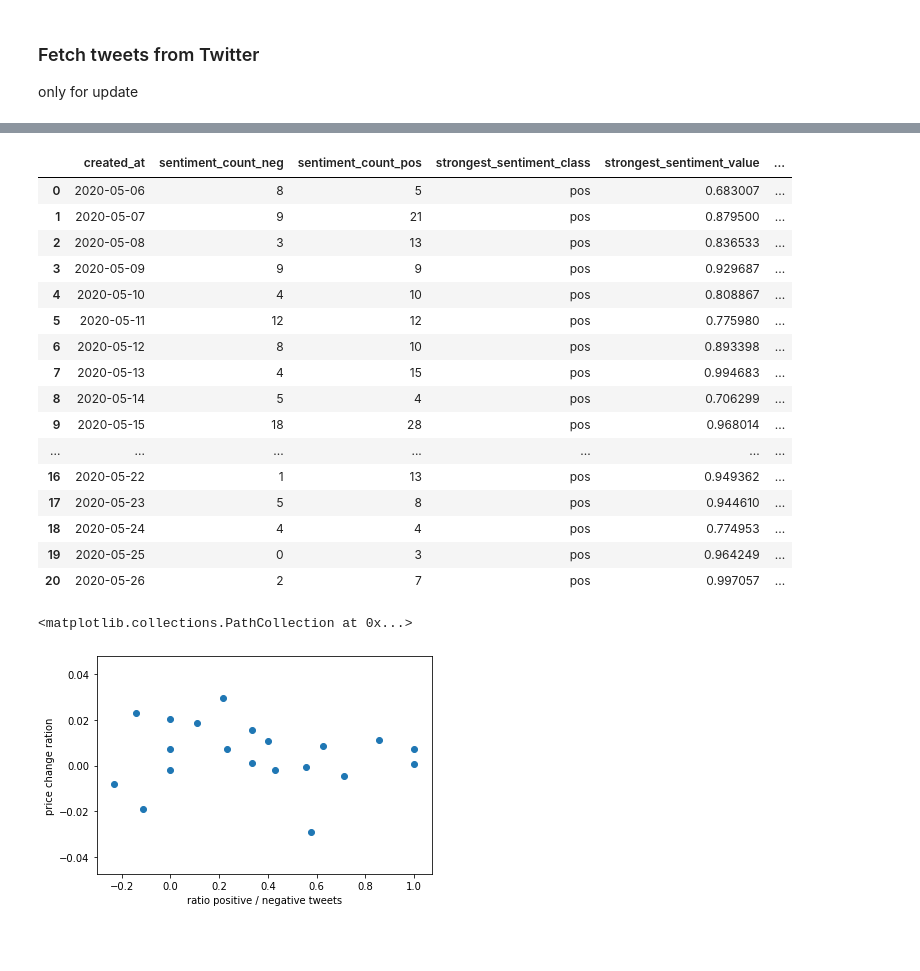
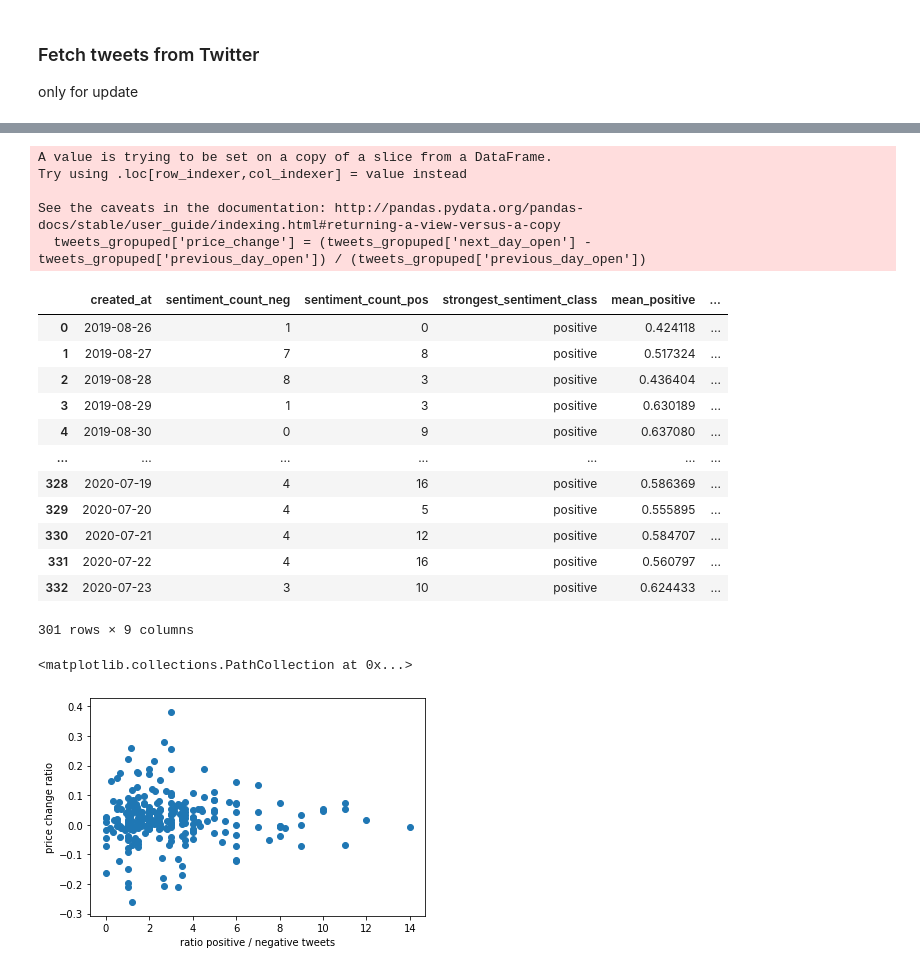
Before and after one commit to tbilaszewski/master-thesis, a Jupyter notebook: main.ipynb, the cells around one changed output, grey strips where cells are left out. Saved outputs shown, nothing was run; the diff lists cells and outputs as text; code cells hidden in the pictures; blank space fills up the shorter version.

Commit message:
trained classifier, loaded data

```diff
--- a/main.ipynb
+++ b/main.ipynb
@@ -47,5 +75,0 @@ ValueError: analyzer must be an instance of BaseSentimentAnalyzer
-# %%
-tweets['sentiment_percentage'] = tweets['sentiment'].apply(lambda x: x[1])
-tweets['sentiment_classfication'] = tweets['sentiment'].apply(lambda x: x[0])
-tweets = pd.get_dummies(tweets, columns=['sentiment_classfication'])
-tweets
@@ -65,0 +76,6 @@ tweets
+# %%
+tweets['sentiment_classfication'] = cl.predict(tweets['tweet_processed'])
+tweets['sentiment_probability_neg'] = list(map(lambda el: el[0], cl.predict_proba(tweets['tweet_processed'])))
+tweets['sentiment_probability_pos'] = list(map(lambda el: el[1], cl.predict_proba(tweets['tweet_processed'])))
+
+tweets
@@ -92,11 +139,13 @@ from functools import reduce
 tweets_groupper= tweets.groupby(pd.Grouper(key='created_at', freq='1D'))
 
 tweets_gropuped = pd.DataFrame()
-tweets_gropuped['sentiment_count_neg'] = tweets_groupper['sentiment_classfication_neg'].apply(lambda val: (reduce((lambda x, y: x + y),val.tolist() if len(val.tolist()) else [0])))
-tweets_gropuped['sentiment_count_pos'] = tweets_groupper['sentiment_classfication_pos'].apply(lambda val: (reduce((lambda x, y: x + y),val.tolist() if len(val.tolist()) else [0])))
-tweets_gropuped['strongest_sentiment_class'] = tweets_groupper['sentiment'].max().map(lambda sentiment: sentiment[0] if isinstance(sentiment, list) and not math.isnan(sentiment[1]) else 'none')
-tweets_gropuped['strongest_sentiment_value'] = tweets_groupper['sentiment'].max().map(lambda sentiment: sentiment[1] if isinstance(sentiment, list) and not math.isnan(sentiment[1]) else 0)
+tweets_gropuped['sentiment_count_neg'] = tweets_groupper['sentiment_classfication_negative'].sum()
+tweets_gropuped['sentiment_count_pos'] = tweets_groupper['sentiment_classfication_positive'].sum()
+tweets_gropuped['strongest_sentiment_class'] = tweets_gropuped['sentiment_count_pos'].subtract(tweets_gropuped['sentiment_count_neg']).map(lambda val: 'positive' if val >= 0 else 'nagative')
+# tweets_gropuped['strongest_sentiment_value'] = tweets_groupper['sentiment_probability'].max().map(lambda sentiment: sentiment[1] if isinstance(sentiment, list) and not math.isnan(sentiment[1]) else 0)
+tweets_gropuped['mean_positive'] = tweets_groupper['sentiment_probability_pos'].sum() / tweets_groupper['sentiment_classfication_positive'].count()
 
-tweets_gropuped['ratio_pos/neg'] = (tweets_gropuped['sentiment_count_pos'] - tweets_gropuped['sentiment_count_neg']) / (tweets_gropuped['sentiment_count_pos'] + tweets_gropuped['sentiment_count_neg'] )
+tweets_gropuped['ratio_pos/neg'] = tweets_gropuped['sentiment_count_pos'] / tweets_gropuped['sentiment_count_neg']
+# tweets_gropuped = tweets_gropuped.dropna()
 tweets_gropuped
 # %% [output]
@@ -187,32 +229,33 @@ tweets_gropuped
 # %%
 tweets_gropuped = tweets_gropuped.dropna()
 # %%
-tweets_gropuped['price_change'] = (tweets_gropuped['next_day_open'] - tweets_gropuped['previous_day_open']) / (tweets_gropuped['next_day_open'] + tweets_gropuped['previous_day_open'])
+tweets_gropuped['price_change'] = (tweets_gropuped['next_day_open'] - tweets_gropuped['previous_day_open']) / (tweets_gropuped['previous_day_open'])
 tweets_gropuped
 # %% [output]
+A value is trying to be set on a copy of a slice from a DataFrame.
+Try using .loc[row_indexer,col_indexer] = value instead
+
+See the caveats in the documentation: http://pandas.pydata.org/pandas-docs/stable/user_guide/indexing.html#returning-a-view-versus-a-copy
+  tweets_gropuped['price_change'] = (tweets_gropuped['next_day_open'] - tweets_gropuped['previous_day_open']) / (tweets_gropuped['previous_day_open'])
-|  | created_at | sentiment_count_neg | sentiment_count_pos | strongest_sentiment_class | strongest_sentiment_value | ... |
-| 0 | 2020-05-06 | 8 | 5 | pos | 0.683007 | ... |
-| 1 | 2020-05-07 | 9 | 21 | pos | 0.879500 | ... |
-| 2 | 2020-05-08 | 3 | 13 | pos | 0.836533 | ... |
-| 3 | 2020-05-09 | 9 | 9 | pos | 0.929687 | ... |
-| 4 | 2020-05-10 | 4 | 10 | pos | 0.808867 | ... |
-| 5 | 2020-05-11 | 12 | 12 | pos | 0.775980 | ... |
-| 6 | 2020-05-12 | 8 | 10 | pos | 0.893398 | ... |
-| 7 | 2020-05-13 | 4 | 15 | pos | 0.994683 | ... |
-| 8 | 2020-05-14 | 5 | 4 | pos | 0.706299 | ... |
-| 9 | 2020-05-15 | 18 | 28 | pos | 0.968014 | ... |
+|  | created_at | sentiment_count_neg | sentiment_count_pos | strongest_sentiment_class | mean_positive | ... |
+| 0 | 2019-08-26 | 1 | 0 | positive | 0.424118 | ... |
+| 1 | 2019-08-27 | 7 | 8 | positive | 0.517324 | ... |
+| 2 | 2019-08-28 | 8 | 3 | positive | 0.436404 | ... |
+| 3 | 2019-08-29 | 1 | 3 | positive | 0.630189 | ... |
+| 4 | 2019-08-30 | 0 | 9 | positive | 0.637080 | ... |
 | ... | ... | ... | ... | ... | ... | ... |
-| 16 | 2020-05-22 | 1 | 13 | pos | 0.949362 | ... |
-| 17 | 2020-05-23 | 5 | 8 | pos | 0.944610 | ... |
-| 18 | 2020-05-24 | 4 | 4 | pos | 0.774953 | ... |
-| 19 | 2020-05-25 | 0 | 3 | pos | 0.964249 | ... |
-| 20 | 2020-05-26 | 2 | 7 | pos | 0.997057 | ... |
+| 328 | 2020-07-19 | 4 | 16 | positive | 0.586369 | ... |
+| 329 | 2020-07-20 | 4 | 5 | positive | 0.555895 | ... |
+| 330 | 2020-07-21 | 4 | 12 | positive | 0.584707 | ... |
+| 331 | 2020-07-22 | 4 | 16 | positive | 0.560797 | ... |
+| 332 | 2020-07-23 | 3 | 10 | positive | 0.624433 | ... |
+301 rows × 9 columns
 # %%
 import matplotlib.pyplot as plt
 
 plt.xlabel('ratio positive / negative tweets')
-plt.ylabel('price change ration')
+plt.ylabel('price change ratio')
 plt.scatter(tweets_gropuped['ratio_pos/neg'], tweets_gropuped['price_change'])
 # %% [output]
 <matplotlib.collections.PathCollection at 0x...>
-[figure, old version]
+[figure, new version]
```
Also changed, not shown: parts of 18 cells of this notebook, 3 other files.
